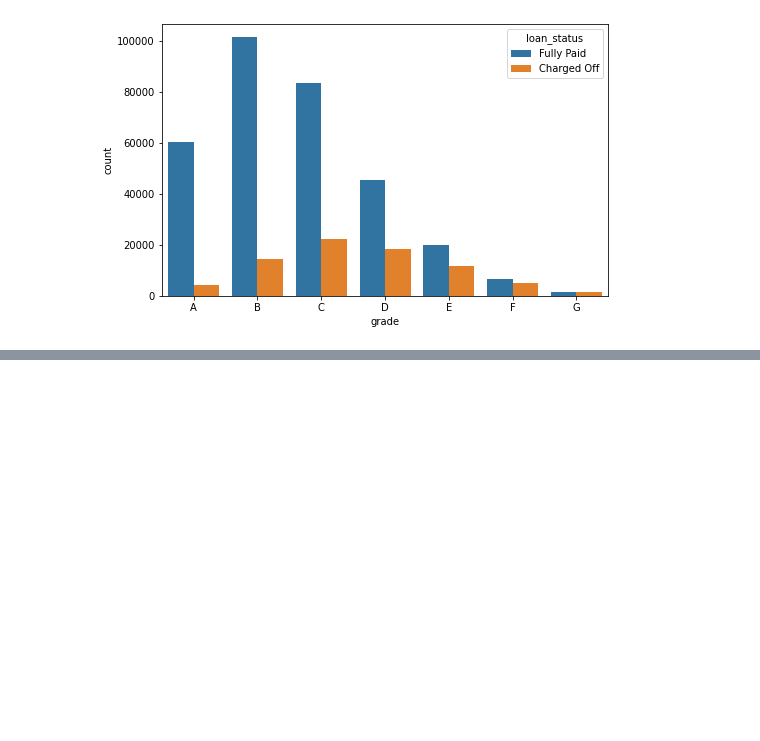
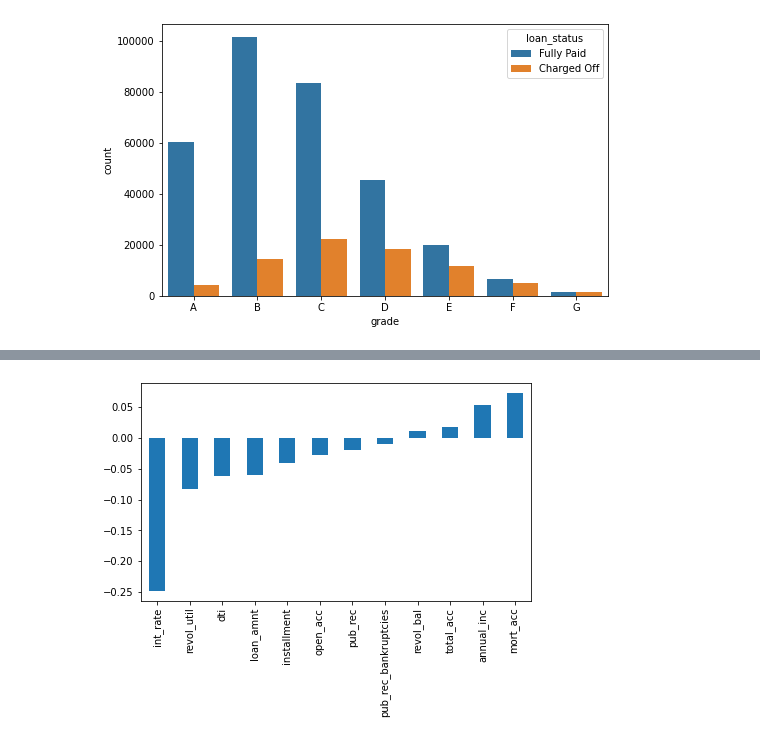
Before and after one commit to jordanfalcao/tensorflow2-deeplearning, a Jupyter notebook: 04-ANNs/04_Keras_Project.ipynb, the cells around one changed output, grey strips where cells are left out. Drawn from its saved outputs; the diff is of its cells as text; code cells hidden in the pictures; blank space fills up the shorter version.

```diff
--- a/04-ANNs/04_Keras_Project.ipynb
+++ b/04-ANNs/04_Keras_Project.ipynb
@@ -365,0 +410,6 @@ plt.show()
+# %%
+# correlation between the 'target variable' and others numeric features
+df.corr()['loan_repaid'][:-1].sort_values().plot(kind='bar', figsize = (7,4))
+plt.show()
+# %% [output]
+[figure, added]
```
Also changed, not shown: parts of 51 cells of this notebook, 1 other file.
